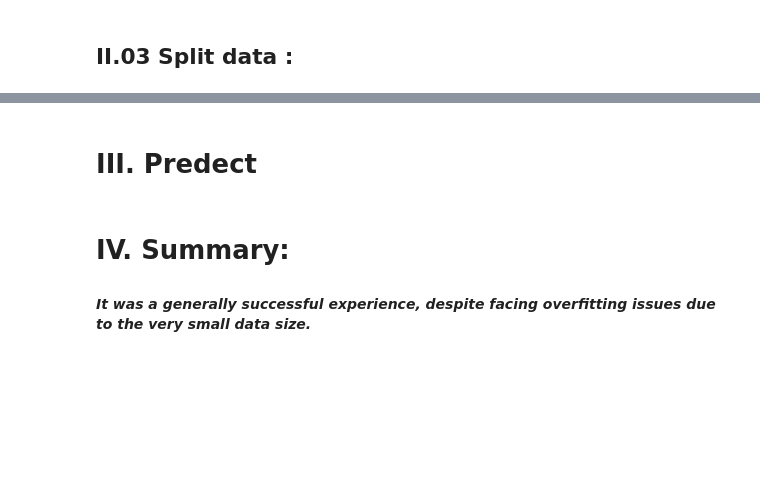
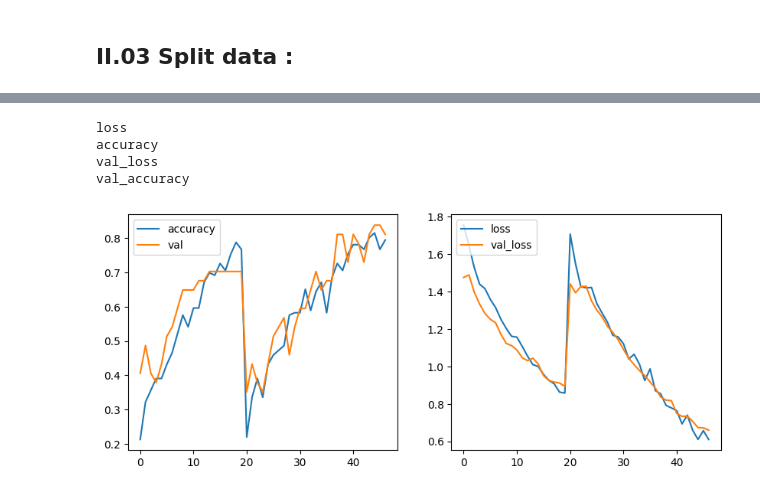
Before and after one commit to Ox03bb/Sentiment_Analysis, a Jupyter notebook: src/Bert_Emojify.ipynb, the cells around one changed output, grey strips where cells are left out. Saved outputs shown, nothing was run; the diff lists cells and outputs as text; code cells hidden in the pictures; blank space fills up the shorter version.

```diff
--- a/src/Bert_Emojify.ipynb
+++ b/src/Bert_Emojify.ipynb
@@ -348,3 +354,7 @@ array([[0.30940196, 0.04746003, 0.4273007 , 0.08865208, 0.12718533]],
+# %%
+my_model.compile(optimizer=optimizer,
+                         loss=loss,
+                         metrics=['accuracy'])# metrics=metrics
 # %% [markdown]
 ## II.03 Split data :
 # %%
@@ -358,3 +379,3 @@ y[:2]
 # %%
-X_train , X_test ,y_train , y_test = train_test_split(tokenized,y,test_size=.2)
+X_train , X_test ,y_train , y_test = train_test_split(X,y,test_size=.2)
 # %%
@@ -414,0 +387,11 @@ history_2 = model.fit(X_train,y_train,epochs=1, validation_data=(X_test, y_test)
+# %%
+logs = [[],[],[],[]]
+# %%
+ history = my_model.fit(X_train,y_train,
+                        validation_data=(X_test, y_test),
+                        epochs=7)
+cnt = 0
+for i in history.history:
+    for h in history.history[i]:
+        logs[cnt].append(h)
+    cnt += 1
@@ -415,14 +413,22 @@ history_2 = model.fit(X_train,y_train,epochs=1, validation_data=(X_test, y_test)
+# %%
+for h in history.history:
+    print(h)
+# %% [output]
+loss
+accuracy
+val_loss
+val_accuracy
 # %%
 fig, ax = plt.subplots(nrows=1, ncols=2, figsize=(10, 4))
 
-ax[0].plot(history.history['accuracy'])
-ax[0].plot(history.history['val_accuracy'])
+ax[0].plot(logs[1])
+ax[0].plot(logs[3])
 ax[0].legend(['accuracy', 'val'], loc='upper left')
 
-ax[1].plot(history.history['loss'])
-ax[1].plot(history.history['val_loss'])
+ax[1].plot(logs[0])
+ax[1].plot(logs[2])
 ax[1].legend(['loss', 'val_loss'], loc='upper left')
 
 plt.show()
+# %% [output]
+[figure, added]
-# %% [markdown]
-# III. Predect
@@ -448,3 +434,0 @@ for s in sents:
-# %% [markdown]
-# IV. Summary:
-#### *It was a generally successful experience, despite facing overfitting issues due to the very small data size.*
```
Also changed, not shown: parts of 31 cells of this notebook.
